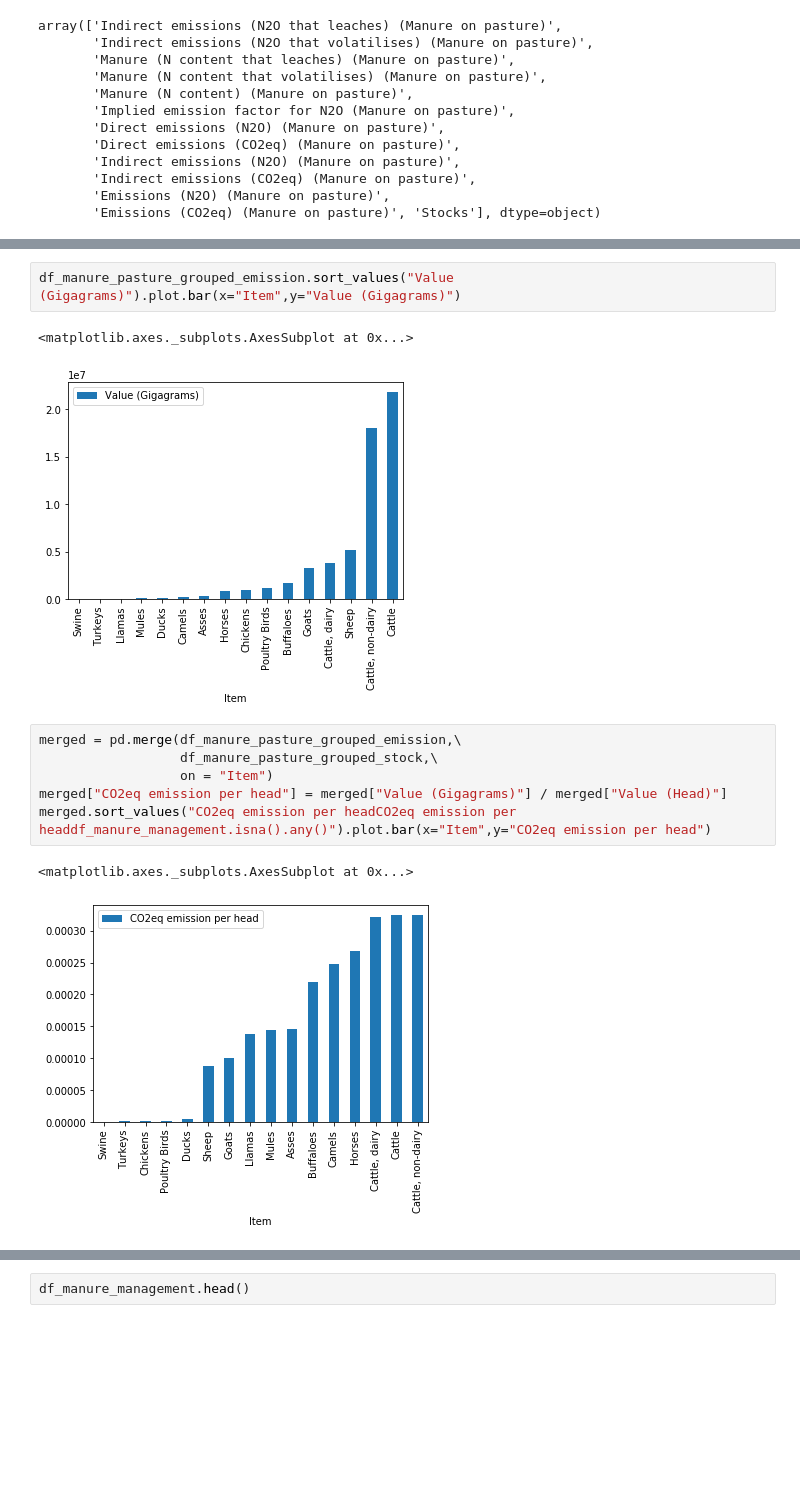
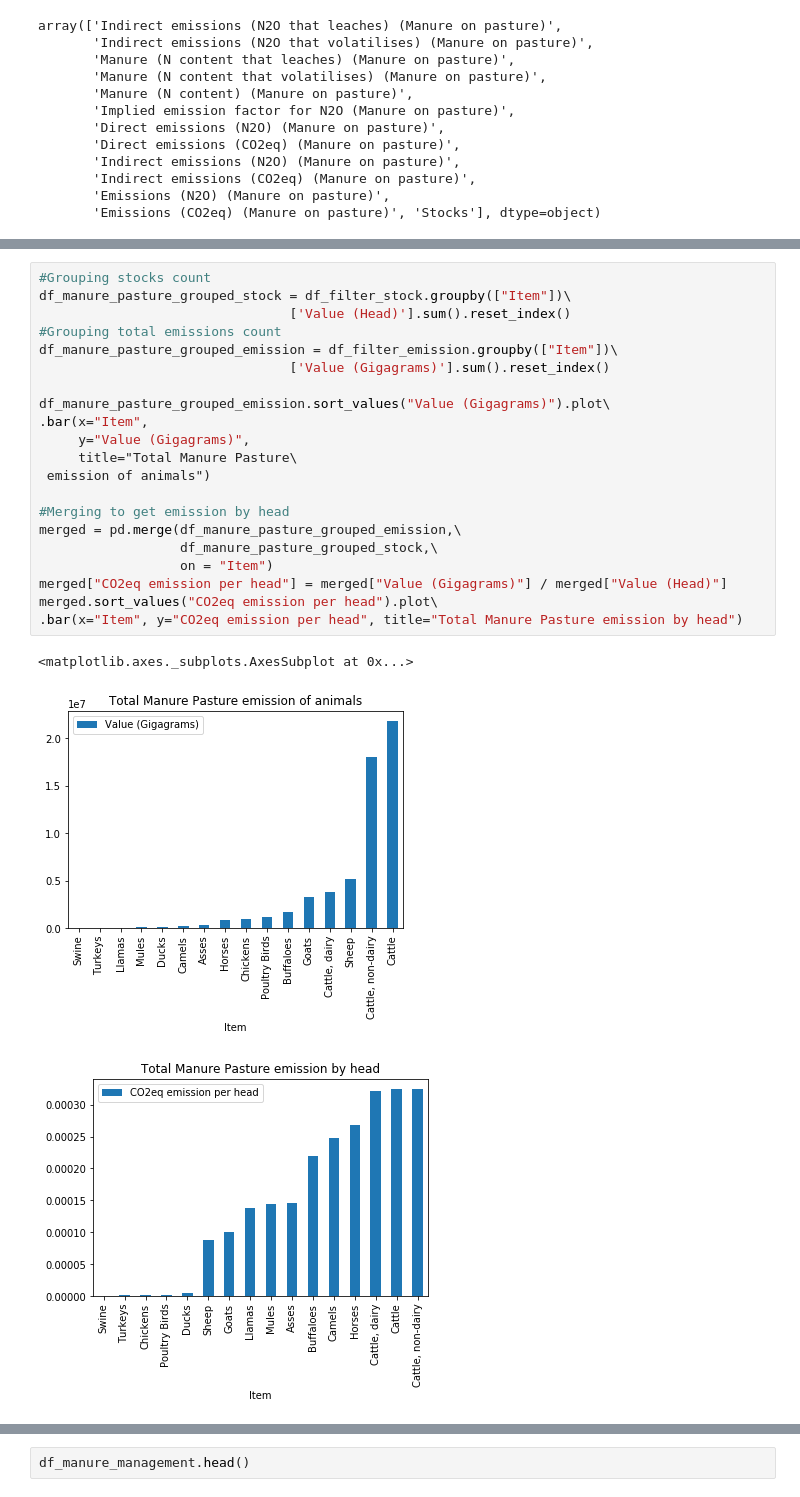
Before and after one commit to OthmanSefraoui/Data_story, a Jupyter notebook: Data_exploration.ipynb, the cells around one changed output, grey strips where cells are left out. Cells and saved outputs as stored; diff of their text form; blank space fills up the shorter version.

```diff
--- a/Data_exploration.ipynb
+++ b/Data_exploration.ipynb
@@ -555,14 +433,25 @@ df_manure_pasture_grouped_stock
-# %%
-df_manure_pasture_grouped_emission.sort_values("Value (Gigagrams)").plot.bar(x="Item",y="Value (Gigagrams)")
-# %% [output]
-<matplotlib.axes._subplots.AxesSubplot at 0x...>
-[figure, removed]
 # %%
+#Grouping stocks count
+df_manure_pasture_grouped_stock = df_filter_stock.groupby(["Item"])\
+                                ['Value (Head)'].sum().reset_index()
+#Grouping total emissions count
+df_manure_pasture_grouped_emission = df_filter_emission.groupby(["Item"])\
+                                ['Value (Gigagrams)'].sum().reset_index()
+
+df_manure_pasture_grouped_emission.sort_values("Value (Gigagrams)").plot\
+.bar(x="Item",
+     y="Value (Gigagrams)",
+     title="Total Manure Pasture\
+ emission of animals")
+
+#Merging to get emission by head
 merged = pd.merge(df_manure_pasture_grouped_emission,\
                   df_manure_pasture_grouped_stock,\
                   on = "Item")
 merged["CO2eq emission per head"] = merged["Value (Gigagrams)"] / merged["Value (Head)"]
-merged.sort_values("CO2eq emission per headCO2eq emission per headdf_manure_management.isna().any()").plot.bar(x="Item",y="CO2eq emission per head")
+merged.sort_values("CO2eq emission per head").plot\
+.bar(x="Item", y="CO2eq emission per head", title="Total Manure Pasture emission by head")
 # %% [output]
 <matplotlib.axes._subplots.AxesSubplot at 0x...>
-[figure, old version]
+[figure, new version]
+[figure, added]
```
Also changed, not shown: parts of 122 cells of this notebook.
